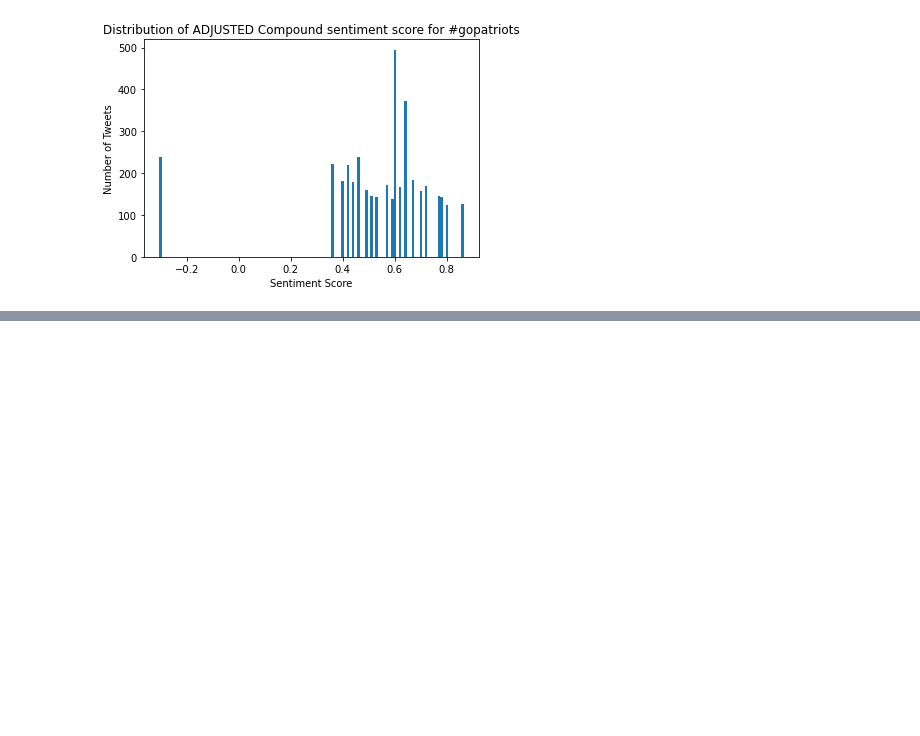
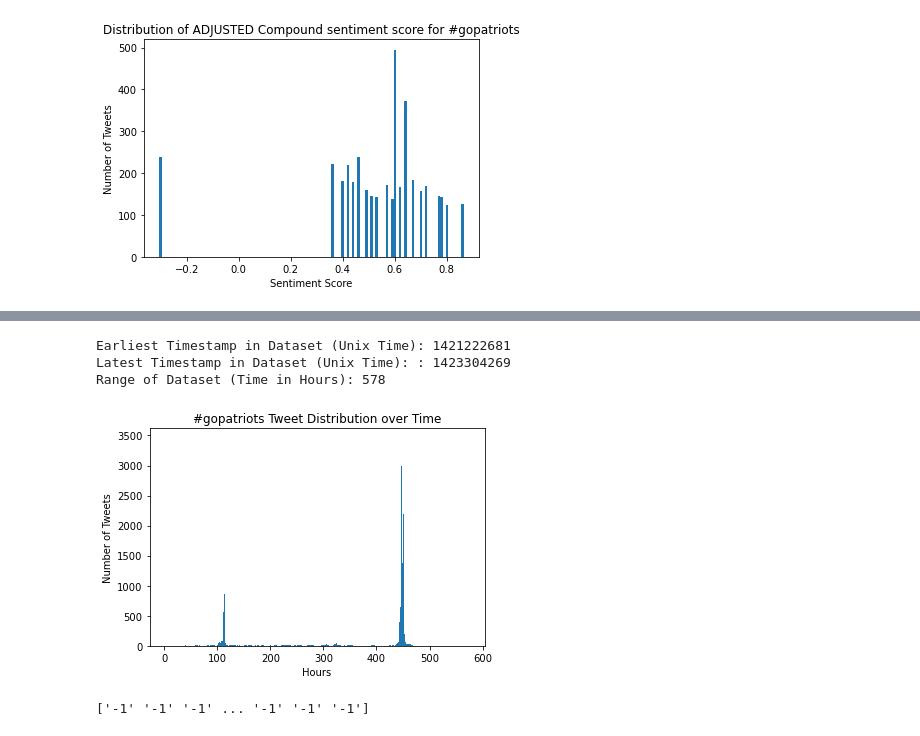
Before and after one commit to ryanch1/data-mining, a Jupyter notebook: Project 5 - create our own.ipynb, the cells around one changed output, grey strips where cells are left out. Drawn from its saved outputs; the diff is of its cells as text; code cells hidden in the pictures; blank space fills up the shorter version.

```diff
--- a/Project 5 - create our own.ipynb
+++ b/Project 5 - create our own.ipynb
@@ -393,3 +398,12 @@ plt.show()
 [figure]
 [figure]
 [figure]
+# %%
+#preprocess the data again to see the time flow
+
+
+hawks_df = pd.DataFrame(data=arr_hawks,columns=['text','time','vader_neg','vader_neu','vader_pos','vader_compound'])
+pats_df = pd.DataFrame(data=arr_pats,columns=['text','time','vader_neg','vader_neu','vader_pos','vader_compound'])
+
+hawks_df
+pats_df
@@ -395,0 +474,67 @@ plt.show()
+# %%
+tweetHourNumber = ((np.array(time_sorted_pats[:,1]) - earliest_TimeStamp) / 3600) // 1
+plt.hist(tweetHourNumber, bins=hours_range_in_dataset)
+plt.title('#gopatriots Tweet Distribution over Time')
+plt.xlabel('Hours')
+plt.ylabel('Number of Tweets')
+
+print(f'Earliest Timestamp in Dataset (Unix Time): {earliest_TimeStamp}')
+print(f'Latest Timestamp in Dataset (Unix Time): : {latest_TimeStamp}')
+print(f'Range of Dataset (Time in Hours): {hours_range_in_dataset}')
+# %% [output]
+Earliest Timestamp in Dataset (Unix Time): 1421222681
+Latest Timestamp in Dataset (Unix Time): : 1423304269
+Range of Dataset (Time in Hours): 578
+[figure, added]
+# %%
+pos_pats = []
+pos_hawks = []
+neg_pats = []
+neg_hawks = []
+
+
+analyzer = SentimentIntensityAnalyzer()
+#neg, neu, pos, compound
+tweet_files = [r'../input/gohawkspats/tweets_gohawks.txt', r'../input/gohawkspats/tweets_gopatriots.txt']
+
+for file in tweet_files:
+    with open(file, 'r') as cur_file:
+        for line in cur_file:
+            json_data = json.loads(line)
+            time = json_data['citation_date']
+            text = json_data['tweet']['text']
+            vader_compound = analyzer.polarity_scores(text)['compound']
+            #assign -1, 0, 1 for negative, neutral, and positive
+
+            if file == r'../input/gohawkspats/tweets_gohawks.txt':
+                if vader_compound >= 0.2:
+                    vader_compound = 1
+                    pos_hawks.append((text, time, vader_compound))
+
+                elif 0.2 > vader_compound > -0.2:
+                    vader_compound = 0
+
+                else:
+                    vader_compound = - 1
+                    neg_hawks.append((text, time, vader_compound))
+
+            else:
+                if vader_compound >= 0.2:
+                    vader_compound = 1
+                    pos_pats.append((text, time, vader_compound))
+
+                elif 0.2 > vader_compound > -0.2:
+                    vader_compound = 0
+                else:
+                    vader_compound = - 1
+                    neg_pats.append((text, time, vader_compound))
+
+pos_hawks = np.array(pos_hawks)
+neg_hawks = np.array(neg_hawks)
+
+pos_pats = np.array(pos_pats)
+neg_pats = np.array(neg_pats)
+
+print(neg_hawks[:,2])
+# %% [output]
+['-1' '-1' '-1' ... '-1' '-1' '-1']
```
Also changed, not shown: parts of 7 cells of this notebook.
